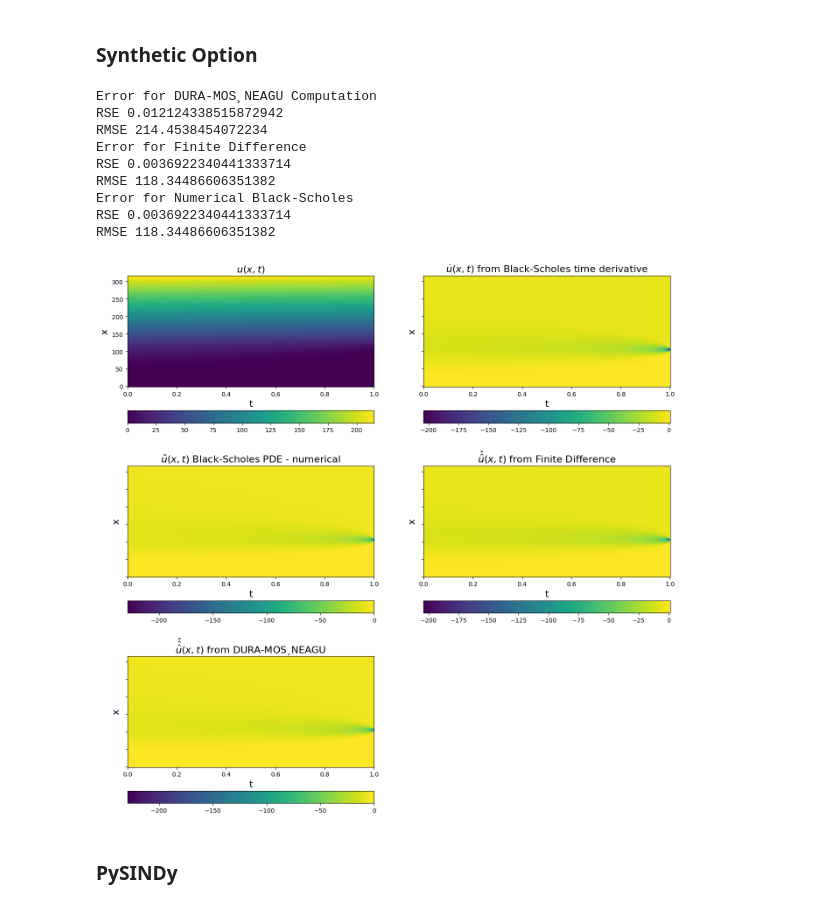
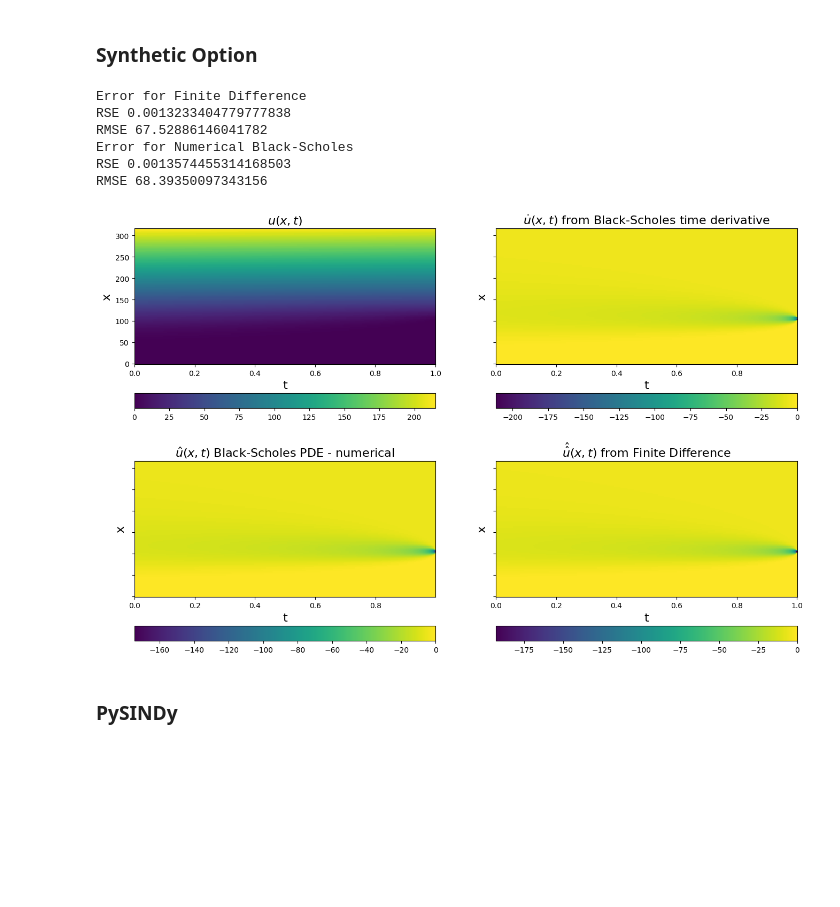
Before and after one commit to brunoCCOS/bs-find-with-sindy, a Jupyter notebook: SINDy_precificacao_derivativos.ipynb, the cells around one changed output. Drawn from its saved outputs; the diff is of its cells as text; code cells hidden in the pictures; blank space fills up the shorter version.

```diff
--- a/SINDy_precificacao_derivativos.ipynb
+++ b/SINDy_precificacao_derivativos.ipynb
@@ -71,8 +214,8 @@ x = np.ravel(calls['underlying'])
 # %%
 
 def black_scholes_call_time_(S,K,T,r,sigma):
-    d1 = (np.log(S / K) + (r + 0.5 * sigma**2) * T) / (sigma * np.sqrt(T))
-    call_time = S*np.exp(-r * T)*r*norm.cdf(-d1) + K * np.exp(-r * T) * r * norm.cdf(-d1  + sigma * np.sqrt(T)) - S * np.exp(-r * T) * (sigma)/(2*np.sqrt(T)) * norm.pdf(d1)
+    d1 = 1/(sigma*np.sqrt(T))*(np.log(S/K) + (r + (sigma**2)/2)*T)
+    call_time = - K * np.exp(-r * T) * r * norm.cdf(d1  - sigma * np.sqrt(T)) - S * ((sigma)/(2*np.sqrt(T))) * norm.pdf(d1)
     return call_time
 
 def black_scholes_call(S, X, T, r, sigma):
@@ -97,8 +240,6 @@ def numerical_partial_black_scholes(V,r,sigma):
         V_dot[m] = [0] + v_m + [0]
     return V_dot
 # %%
-
-
 # Constants
 r = 0.05
 sigma = 0.4
@@ -106,10 +247,10 @@ K = 105
 T = 1.
 
 timesteps = 1200
-spacesteps =  120
+spacesteps =  110
 
 # Monte Carlo simulation
-x = np.linspace(0, K*3, spacesteps)
+x = np.linspace(0., K*3, spacesteps)
 t = np.linspace(0, T, timesteps)
 X, T = np.meshgrid(x, t)
 
@@ -128,16 +269,13 @@ call_prices = black_scholes_call(X, K, tal, r, sigma)
 # u is the call_prices array
 u = call_prices.T
 
-u_t = black_scholes_call_time_(X, K, tal, r, sigma).T
+u_t = black_scholes_call_time_(X, K, tal, r, sigma).T[:,:-1]
 # %%
-n_arr = np.asarray([np.arange(0,spacesteps,1)]*timesteps).T
+# n_arr = np.asarray([np.arange(0,spacesteps,1)]*timesteps).T
 u_x = ps.FiniteDifference(axis=0,order = 2)._differentiate(u,t = dx)
 u_xx = ps.FiniteDifference(axis=0,d=2,order = 2)._differentiate(u,t = dx)
-u_t = ps.FiniteDifference(axis=1,order = 2)._differentiate(u,t = dt)
-v_dot = numerical_partial_black_scholes(u.T,r,sigma).T
-
-adapt_u_xx = u_xx * (dx**2)
-adapt_u_x = u_x * (dx)
+u_t_ = ps.FiniteDifference(axis=1,order = 1)._differentiate(u,t = dt)
+# v_dot = numerical_partial_black_scholes(u.T,r,sigma).T
 
 
 # Plot u and u_dot
@@ -149,18 +287,18 @@ plt.ylabel("x", fontsize=16)
 plt.title(r"$u(x, t)$", fontsize=16)
 plt.colorbar(orientation="horizontal")
 
-plt.subplot(3, 2, 5)
-plt.pcolormesh(t, x, v_dot)
-plt.xlabel("t", fontsize=16)
-plt.ylabel("x", fontsize=16)
-ax = plt.gca()
-ax.set_yticklabels([])
-plt.title(r"$\hat{\hat{\hat{u}}}(x, t)$ from DURA-MOS¸NEAGU", fontsize=16)
-plt.colorbar(orientation="horizontal")
+# plt.subplot(3, 2, 5)
+# plt.pcolormesh(t, x, v_dot)
+# plt.xlabel("t", fontsize=16)
+# plt.ylabel("x", fontsize=16)
+# ax = plt.gca()
+# ax.set_yticklabels([])
+# plt.title(r"$\hat{\hat{\hat{u}}}(x, t)$ from DURA-MOS¸NEAGU", fontsize=16)
+# plt.colorbar(orientation="horizontal")
 
-u_dot = -(1/2)*((sigma**2)*(X.T**2)*u_xx) - (r*(X.T)*u_x) + r*u
+u_dot = -(1/2)*((sigma**2)*(X.T[:,:-1]**2)*u_xx[:,:-1]) - (r*(X.T[:,:-1])*u_x[:,:-1]) + r*u[:,:-1]
 plt.subplot(3, 2, 3)
-plt.pcolormesh(t, x, u_dot)
+plt.pcolormesh(t[:-1], x, u_dot)
 plt.xlabel("t", fontsize=16)
 plt.ylabel("x", fontsize=16)
 ax = plt.gca()
@@ -168,48 +306,45 @@ ax.set_yticklabels([])
 plt.title(r"$\hat{u}(x, t)$ Black-Scholes PDE - numerical", fontsize=16)
 plt.colorbar(orientation="horizontal")
 
 
 plt.subplot(3, 2, 4)
-plt.pcolormesh(t, x, u_t)
+plt.pcolormesh(t, x, u_t_)
 plt.xlabel("t", fontsize=16)
 plt.ylabel("x", fontsize=16)
 ax = plt.gca()
 ax.set_yticklabels([])
 plt.title(r"$\hat{\hat{u}}(x, t)$ from Finite Difference", fontsize=16)
 plt.colorbar(orientation="horizontal")
 
 plt.subplot(3, 2, 2)
-plt.pcolormesh(t, x, u_t)
+plt.pcolormesh(t[:-1], x, u_t)
 plt.xlabel("t", fontsize=16)
 plt.ylabel("x", fontsize=16)
 ax = plt.gca()
 ax.set_yticklabels([])
 plt.title(r"$\dot{u}(x, t)$ from Black-Scholes time derivative", fontsize=16)
 plt.colorbar(orientation="horizontal")
 
 
-print('Error for DURA-MOS¸NEAGU Computation')
-print('RSE',np.sum((u_t - v_dot)**2)/np.sum((u_t - u_t.mean())**2))
-print('RMSE',(np.sqrt(np.sum((u_t - v_dot)**2).mean())))
+# print('Error for DURA-MOS¸NEAGU Computation')
+# print('RSE',np.sum((u_t - v_dot)**2)/np.sum((u_t - u_t.mean())**2))
+# print('RMSE',(np.sqrt(np.sum((u_t - v_dot)**2).mean())))
 print('Error for Finite Difference ')
-print('RSE',np.sum((u_dot - u_t)**2)/np.sum((u_t - u_t.mean())**2))
-print('RMSE',(np.sqrt(np.sum((u_dot - u_t)**2).mean())))
+print('RSE',np.sum((u_t_[:,:-1] - u_t)**2)/np.sum((u_t - u_t.mean())**2))
+print('RMSE',(np.sqrt(np.sum((u_t - u_t_[:,:-1])**2).mean())))
 print('Error for Numerical Black-Scholes')
 print('RSE',np.sum((u_dot - u_t)**2)/np.sum((u_t - u_t.mean())**2))
 print('RMSE',(np.sqrt(np.sum((u_dot - u_t)**2).mean())))
 
 plt.show()
 # %% [output]
-Error for DURA-MOS¸NEAGU Computation
-RSE 0.012124338515872942
-RMSE 214.4538454072234
 Error for Finite Difference
-RSE 0.0036922340441333714
-RMSE 118.34486606351382
+RSE 0.0013233404779777838
+RMSE 67.52886146041782
 Error for Numerical Black-Scholes
-RSE 0.0036922340441333714
-RMSE 118.34486606351382
+RSE 0.0013574455314168503
+RMSE 68.39350097343156
-[figure, old version]
+[figure, new version]
 # %% [markdown]
 ### PySINDy
 # %%
```
Also changed, not shown: parts of 10 cells of this notebook, 3 other files.
